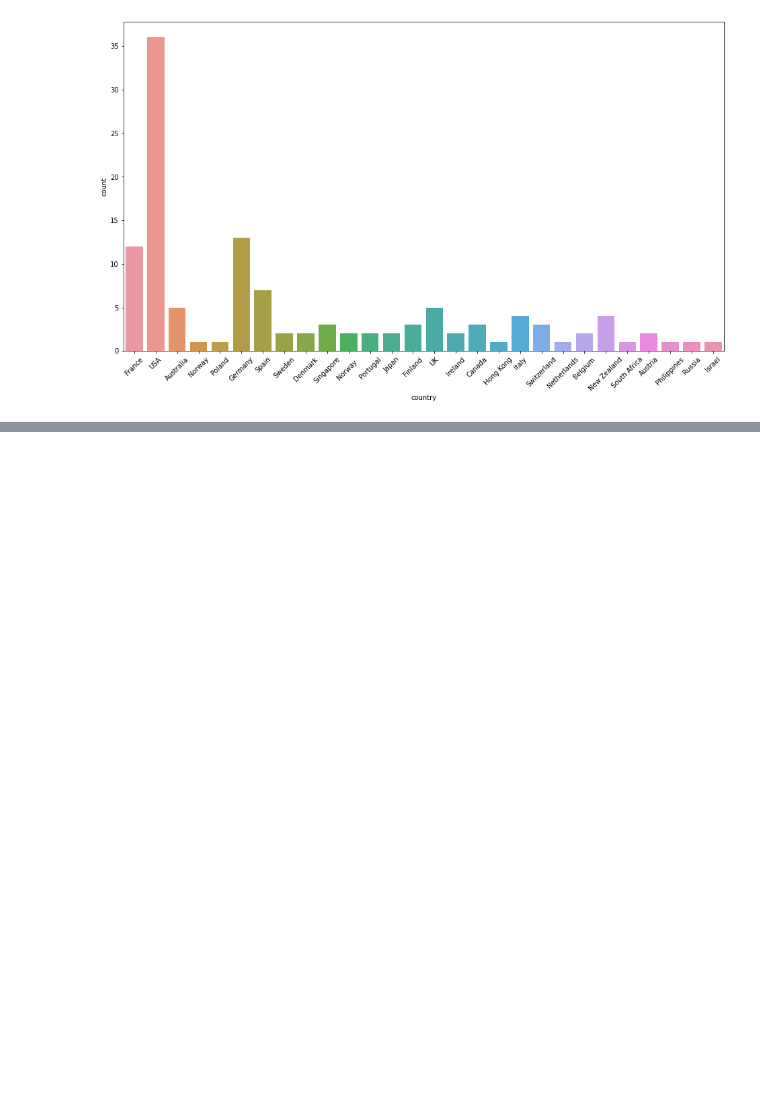
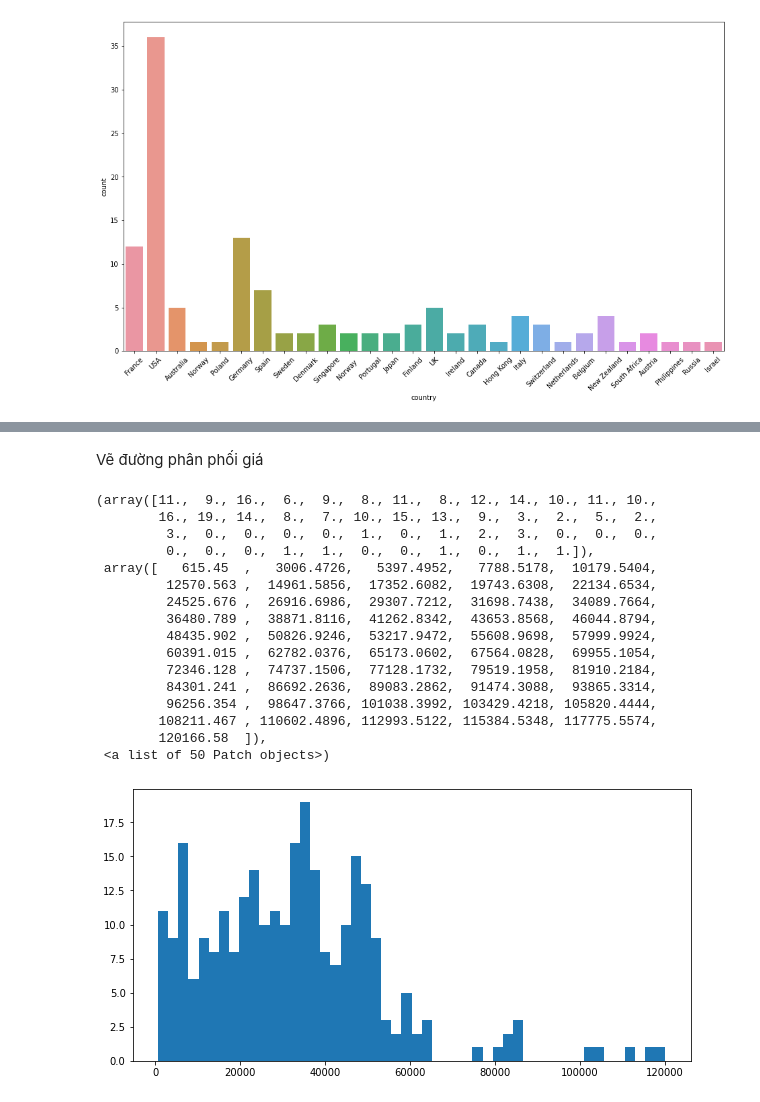
Before and after one commit to hainmit09/DataAnalysis, a Jupyter notebook: Bài_8_SQL.ipynb, the cells around one changed output, grey strips where cells are left out. Drawn from its saved outputs; the diff is of its cells as text; code cells hidden in the pictures; blank space fills up the shorter version.

```diff
--- a/Bài_8_SQL.ipynb
+++ b/Bài_8_SQL.ipynb
@@ -80,0 +110,5 @@ Bài tập 5. Tìm thanh toán lớn nhất của các năm có trong dữ liệ
+# %%
+db_connection_str = 'mysql+pymysql://root:123456@54.179.86.60/classicmodels'
+db_connection = create_engine(db_connection_str)
+
+df = pd.read_sql('SELECT paymentDate, amount FROM payments', con=db_connection)
@@ -80,0 +124,23 @@ Bài tập 5. Tìm thanh toán lớn nhất của các năm có trong dữ liệ
+# %% [markdown]
+Vẽ đường phân phối giá
+# %%
+plt.figure(figsize=(10, 5))
+plt.hist(df.amount, bins=50)
+# %% [output]
+(array([11.,  9., 16.,  6.,  9.,  8., 11.,  8., 12., 14., 10., 11., 10.,
+        16., 19., 14.,  8.,  7., 10., 15., 13.,  9.,  3.,  2.,  5.,  2.,
+         3.,  0.,  0.,  0.,  0.,  1.,  0.,  1.,  2.,  3.,  0.,  0.,  0.,
+         0.,  0.,  0.,  1.,  1.,  0.,  0.,  1.,  0.,  1.,  1.]),
+ array([   615.45  ,   3006.4726,   5397.4952,   7788.5178,  10179.5404,
+         12570.563 ,  14961.5856,  17352.6082,  19743.6308,  22134.6534,
+         24525.676 ,  26916.6986,  29307.7212,  31698.7438,  34089.7664,
+         36480.789 ,  38871.8116,  41262.8342,  43653.8568,  46044.8794,
+         48435.902 ,  50826.9246,  53217.9472,  55608.9698,  57999.9924,
+         60391.015 ,  62782.0376,  65173.0602,  67564.0828,  69955.1054,
+         72346.128 ,  74737.1506,  77128.1732,  79519.1958,  81910.2184,
+         84301.241 ,  86692.2636,  89083.2862,  91474.3088,  93865.3314,
+         96256.354 ,  98647.3766, 101038.3992, 103429.4218, 105820.4444,
+        108211.467 , 110602.4896, 112993.5122, 115384.5348, 117775.5574,
+        120166.58  ]),
+ <a list of 50 Patch objects>)
+[figure, added]
```
Also changed, not shown: parts of 34 cells of this notebook.
